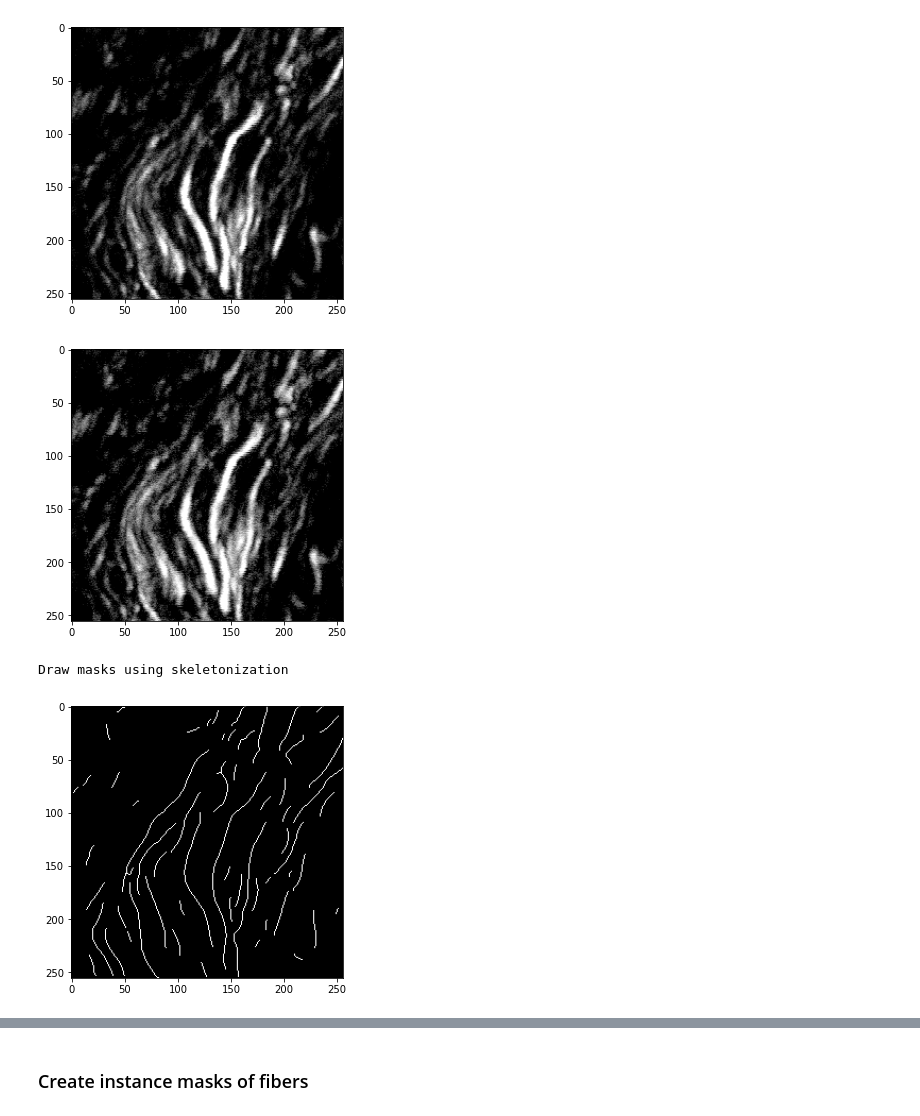
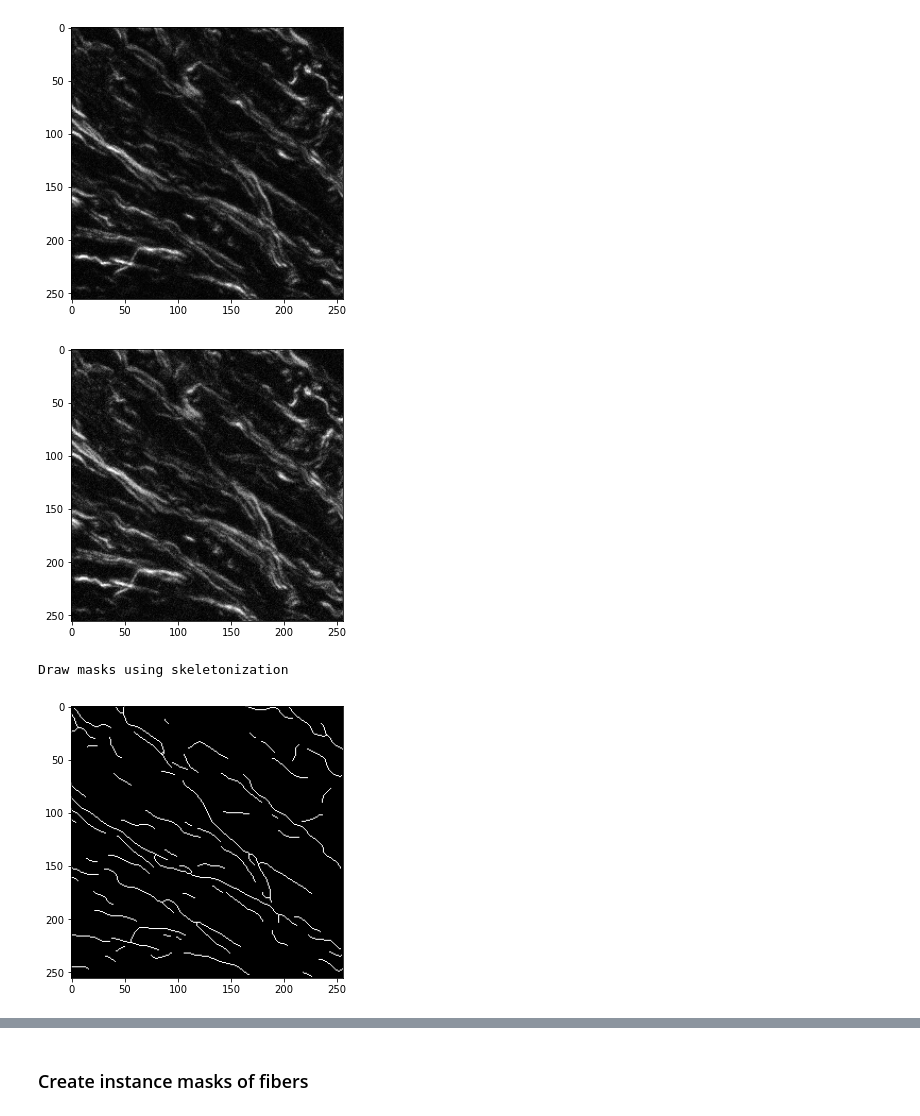
Before and after one commit to uw-loci/collagen-fiber-metrics, a Jupyter notebook: fiber_extractor.ipynb, the cells around one changed output, grey strips where cells are left out. Saved outputs shown, nothing was run; the diff lists cells and outputs as text; code cells hidden in the pictures.

```diff
--- a/fiber_extractor.ipynb
+++ b/fiber_extractor.ipynb
@@ -9,19 +9,19 @@ net = UNet(1, 1, 16, True).eval()
 net.load_state_dict(torch.load('netG-16-20k-unaug.pt'))
 fiber_extractor = FiberExtractor(net)
 # %%
-im_arr = img_as_uint(io.imread('example_input.png'))
+im_arr = img_as_uint(io.imread('example_input_2.png'))
 plt.figure(figsize=(5, 5))
 plt.imshow(im_arr, cmap='gray')
 plt.show()
 # %% [output]
-[figure, old version]
+[figure, new version]
 # %%
-im_arr = img_as_uint(exposure.adjust_log(io.imread('example_input.png'))) # adjust contrast if necessary
+im_arr = img_as_uint(exposure.adjust_log(io.imread('example_input_2.png'))) # adjust contrast if necessary
 plt.figure(figsize=(5, 5))
 plt.imshow(im_arr, cmap='gray')
 plt.show()
 # %% [output]
-[figure, old version]
+[figure, new version]
 # %%
 result = fiber_extractor.compute(im_arr, adjust_contrast=None)
 plt.figure(figsize=(5, 5))
@@ -29,5 +29,5 @@ plt.imshow(result, cmap='gray')
 plt.show()
 # %% [output]
 Draw masks using skeletonization
-[figure, old version]
+[figure, new version]
 # %%
```
Also changed, not shown: parts of 2 cells of this notebook, 4 other files.
